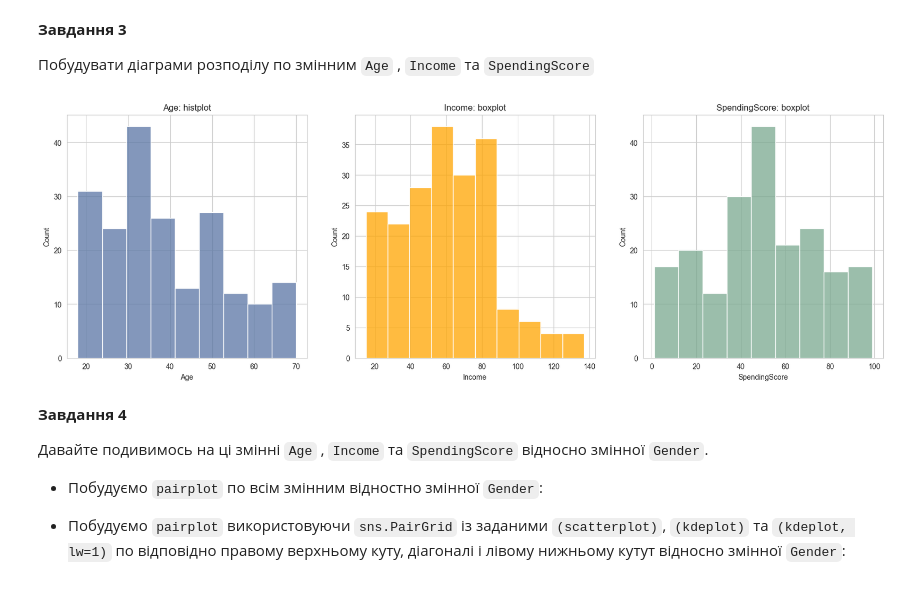
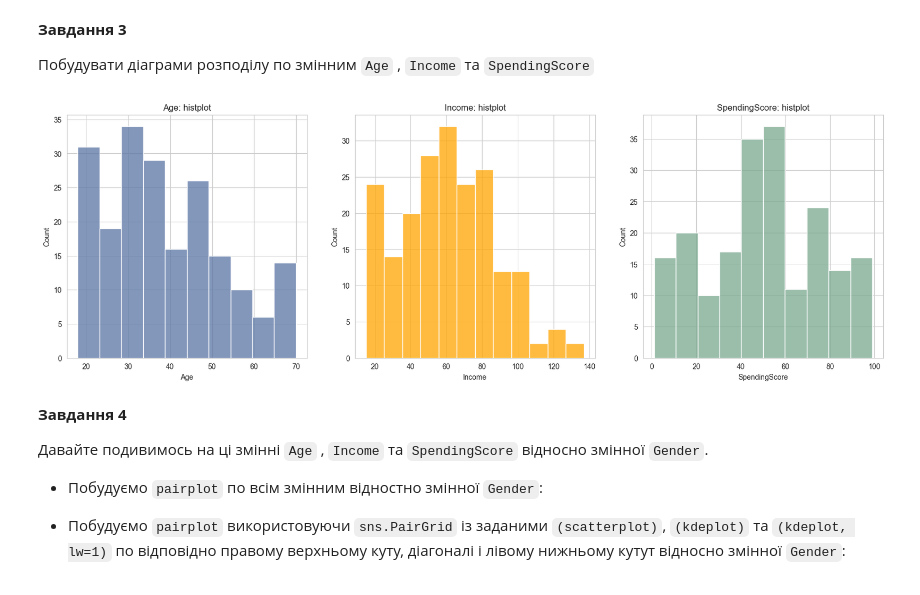
Before and after one commit to HumnytskaLiza/ai-labs, a Jupyter notebook: task6/Task6_Unsupervised_liza_humnytska.ipynb, the cells around one changed output. Cells and saved outputs as stored; diff of their text form; code cells hidden in the pictures.

```diff
--- a/task6/Task6_Unsupervised_liza_humnytska.ipynb
+++ b/task6/Task6_Unsupervised_liza_humnytska.ipynb
@@ -138,18 +138,18 @@ customer_set = customer_set.drop("CustomerID", axis="columns")
 # %%
 fig, ((ax1, ax2, ax3)) = plt.subplots(1, 3, figsize=(20, 6))
 
-sns.histplot(data=customer_set, x="Age", ax=ax1, color="#5975A4")
+sns.histplot(data=customer_set, x="Age", ax=ax1, color="#5975A4", bins=10)
 ax1.set_title("Age: histplot")
 
-sns.histplot(data=customer_set, x="Income", ax=ax2, color="orange")
-ax2.set_title("Income: boxplot")
+sns.histplot(data=customer_set, x="Income", ax=ax2, color="orange", bins=12)
+ax2.set_title("Income: histplot")
 
-sns.histplot(data=customer_set, x="SpendingScore", ax=ax3, color="#7AA88F")
-ax3.set_title("SpendingScore: boxplot")
+sns.histplot(data=customer_set, x="SpendingScore", ax=ax3, color="#7AA88F", bins=10)
+ax3.set_title("SpendingScore: histplot")
 
 plt.show()
 # %% [output]
-[figure, old version]
+[figure, new version]
 # %% [markdown]
 **Завдання 4**
 
```
Also changed, not shown: parts of 20 cells of this notebook.
